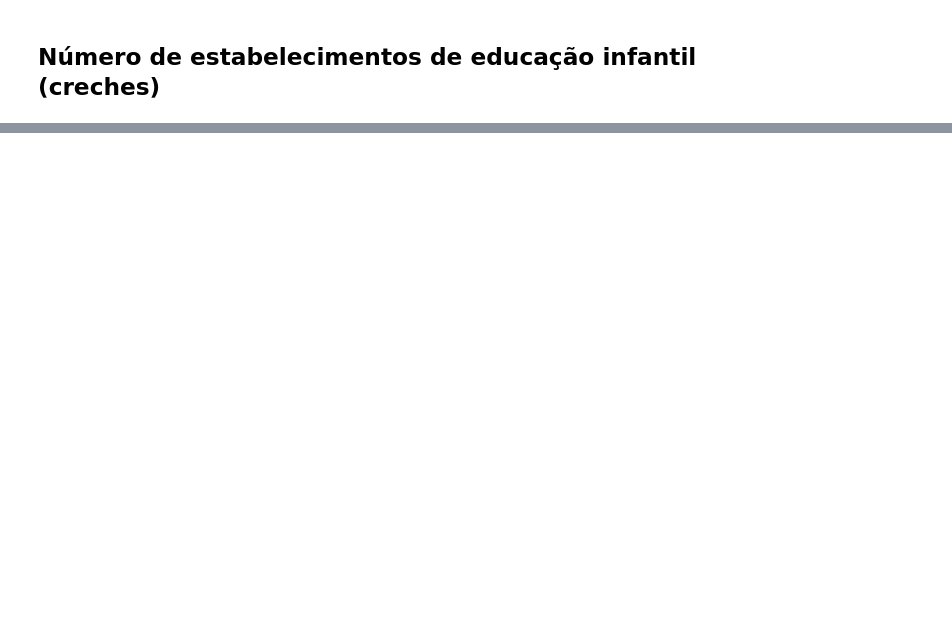
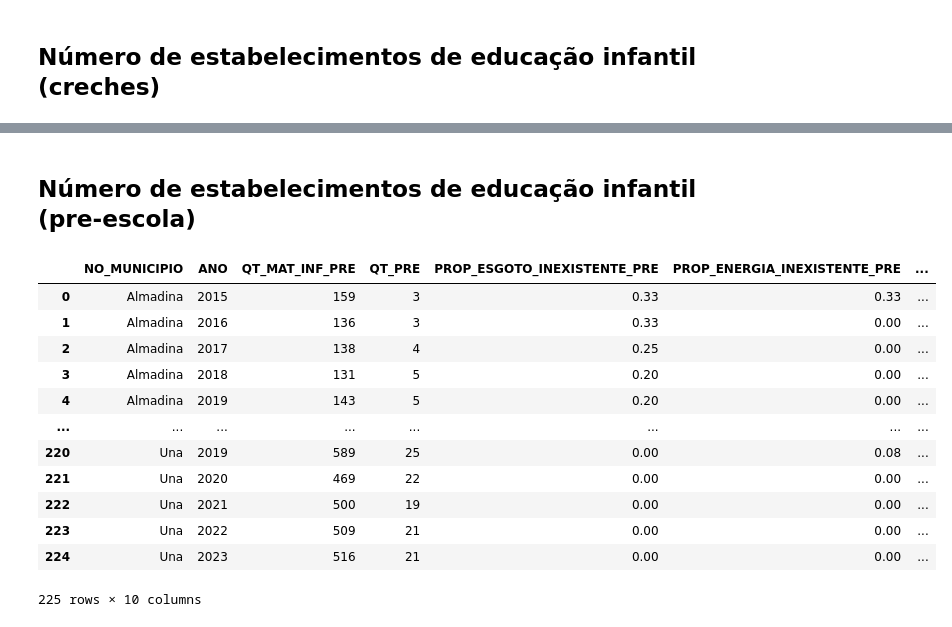
Before and after one commit to matheusssilva991/tj_educacao, a Jupyter notebook: src/tmp.ipynb, the cells around one changed output, grey strips where cells are left out. Drawn from its saved outputs; the diff is of its cells as text; code cells hidden in the pictures; blank space fills up the shorter version.

Commit message:
feat: iniciada a analise das pre-escolas

```diff
--- a/src/tmp.ipynb
+++ b/src/tmp.ipynb
@@ -227,0 +230,49 @@ df_estab_cre
+# %% [markdown]
+## Número de estabelecimentos de educação infantil (pre-escola)
+# %%
+columns_to_replace = [
+    "IN_AGUA_INEXISTENTE",
+    "IN_ESGOTO_INEXISTENTE",
+    "IN_ENERGIA_INEXISTENTE",
+    "IN_AGUA_POTAVEL",
+    "IN_BANHEIRO_EI",
+    "IN_PARQUE_INFANTIL",
+]
+columns = ["QT_MAT_INF_PRE"] + columns_to_replace
+
+df_estab_pre = df[["NO_MUNICIPIO", "ANO"] + columns].copy()
+
+df_estab_pre = replace_sim_nao_to_binary(df_estab_pre, columns_to_replace)
+df_estab_pre = replace_nao_aplicavel(df_estab_pre, columns)
+df_estab_pre["QT_PRE"] = df_estab_pre["QT_MAT_INF_PRE"].apply(
+    lambda x: 1 if x > 0 else 0
+)
+
+df_estab_pre = df_estab_pre.groupby(by=["NO_MUNICIPIO", "ANO"], as_index=False).sum(
+    numeric_only=True
+)
+df_estab_pre["PROP_ENERGIA_INEXISTENTE_PRE"] = get_prop_columns(
+    df_estab_pre, "IN_ENERGIA_INEXISTENTE", "QT_PRE"
+)
+df_estab_pre["PROP_ESGOTO_INEXISTENTE_PRE"] = get_prop_columns(
+    df_estab_pre, "IN_ESGOTO_INEXISTENTE", "QT_PRE"
+)
+df_estab_pre["PROP_AGUA_POTAVEL_PRE"] = get_prop_columns(
+    df_estab_pre, "IN_AGUA_POTAVEL", "QT_PRE"
+)
+df_estab_pre = df_estab_pre.drop(columns=columns_to_replace)
+df_estab_pre
+# %% [output]
+|  | NO_MUNICIPIO | ANO | QT_MAT_INF_PRE | QT_PRE | PROP_ESGOTO_INEXISTENTE_PRE | PROP_ENERGIA_INEXISTENTE_PRE | ... |
+| 0 | Almadina | 2015 | 159 | 3 | 0.33 | 0.33 | ... |
+| 1 | Almadina | 2016 | 136 | 3 | 0.33 | 0.00 | ... |
+| 2 | Almadina | 2017 | 138 | 4 | 0.25 | 0.00 | ... |
+| 3 | Almadina | 2018 | 131 | 5 | 0.20 | 0.00 | ... |
+| 4 | Almadina | 2019 | 143 | 5 | 0.20 | 0.00 | ... |
+| ... | ... | ... | ... | ... | ... | ... | ... |
+| 220 | Una | 2019 | 589 | 25 | 0.00 | 0.08 | ... |
+| 221 | Una | 2020 | 469 | 22 | 0.00 | 0.00 | ... |
+| 222 | Una | 2021 | 500 | 19 | 0.00 | 0.00 | ... |
+| 223 | Una | 2022 | 509 | 21 | 0.00 | 0.00 | ... |
+| 224 | Una | 2023 | 516 | 21 | 0.00 | 0.00 | ... |
+225 rows × 10 columns
```
Also changed, not shown: parts of 2 cells of this notebook.
